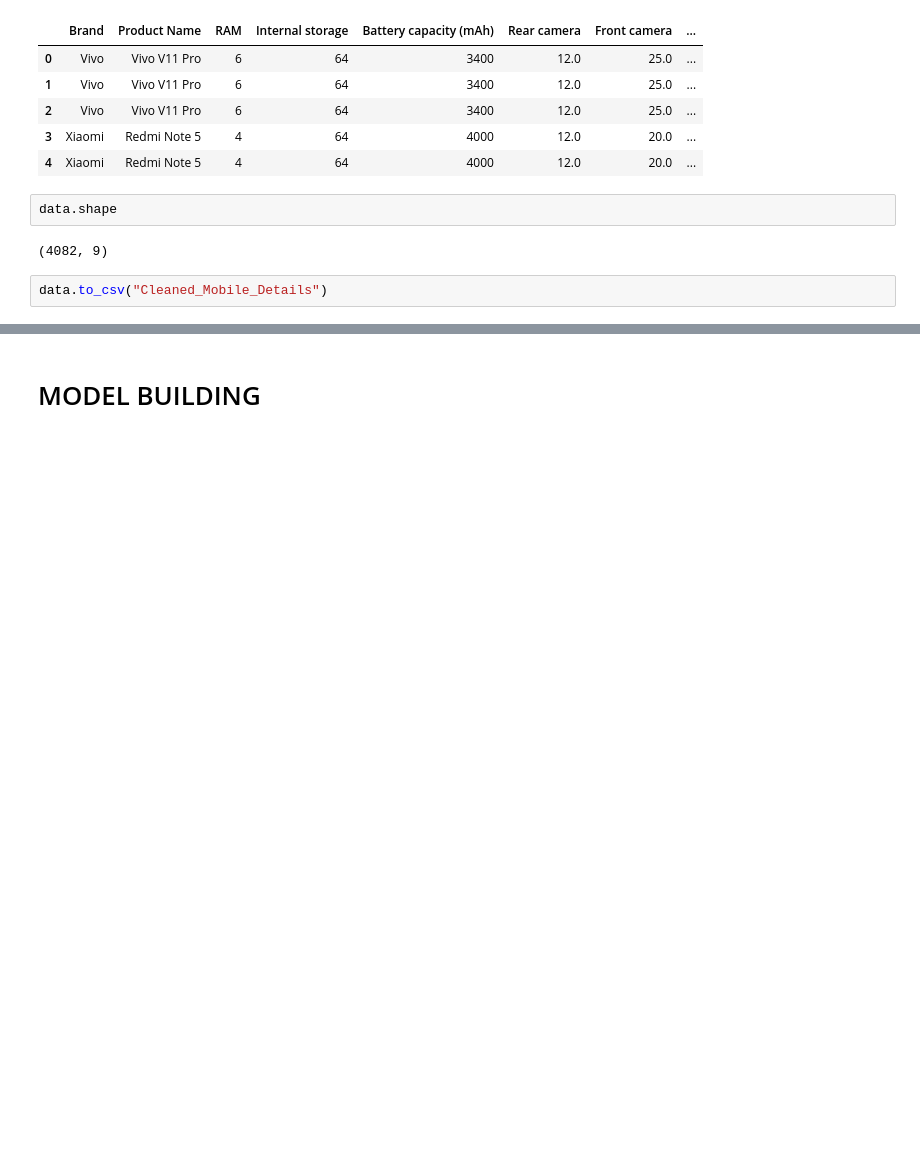
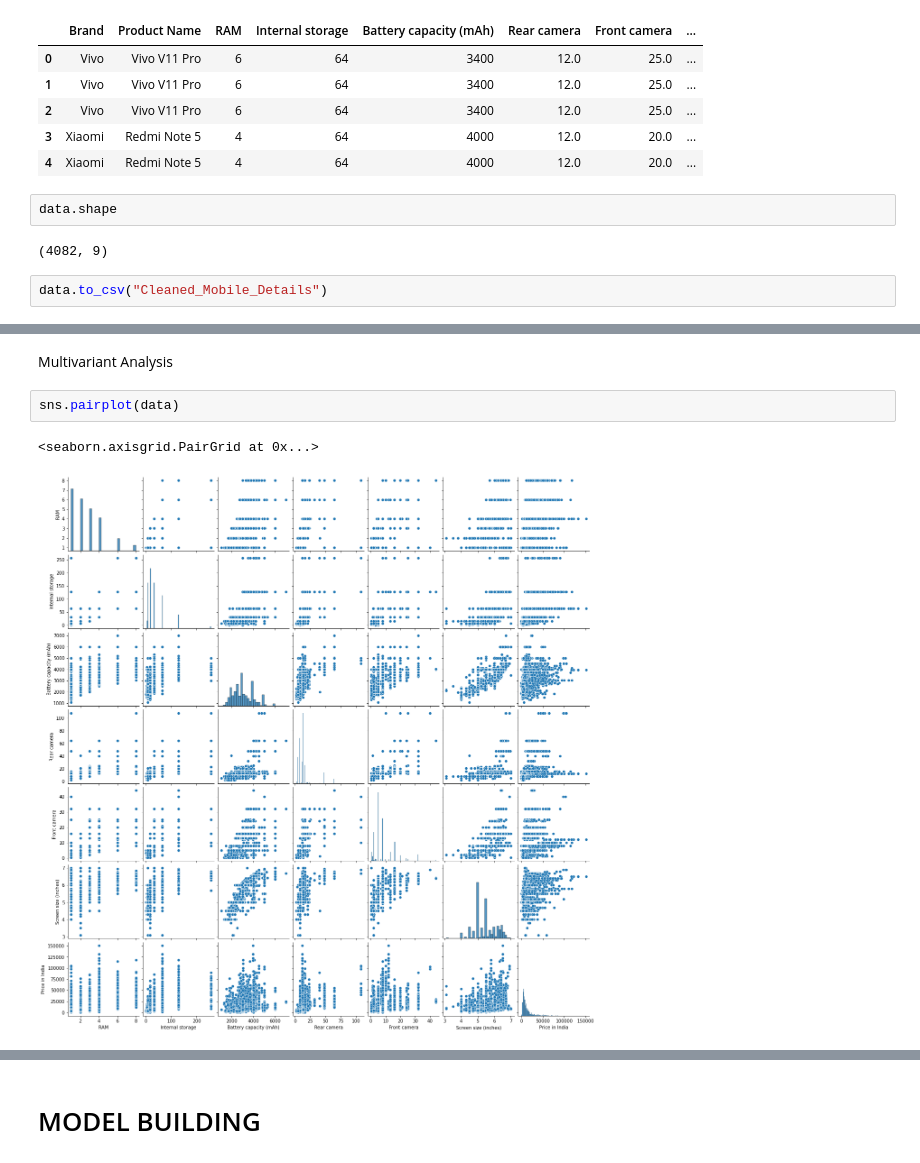
Before and after one commit to mohitbhalke07/Projects, a Jupyter notebook: Commodity Price Predictor/Mobile Price Predictor/Mobile_Price_prediction.ipynb, the cells around one changed output, grey strips where cells are left out. Drawn from its saved outputs; the diff is of its cells as text; blank space fills up the shorter version.

```diff
--- a/Commodity Price Predictor/Mobile Price Predictor/Mobile_Price_prediction.ipynb
+++ b/Commodity Price Predictor/Mobile Price Predictor/Mobile_Price_prediction.ipynb
@@ -321,0 +424,7 @@ data.to_csv("Cleaned_Mobile_Details")
+# %% [markdown]
+Multivariant Analysis
+# %%
+sns.pairplot(data)
+# %% [output]
+<seaborn.axisgrid.PairGrid at 0x...>
+[figure, added]
```
Also changed, not shown: parts of 79 cells of this notebook.
